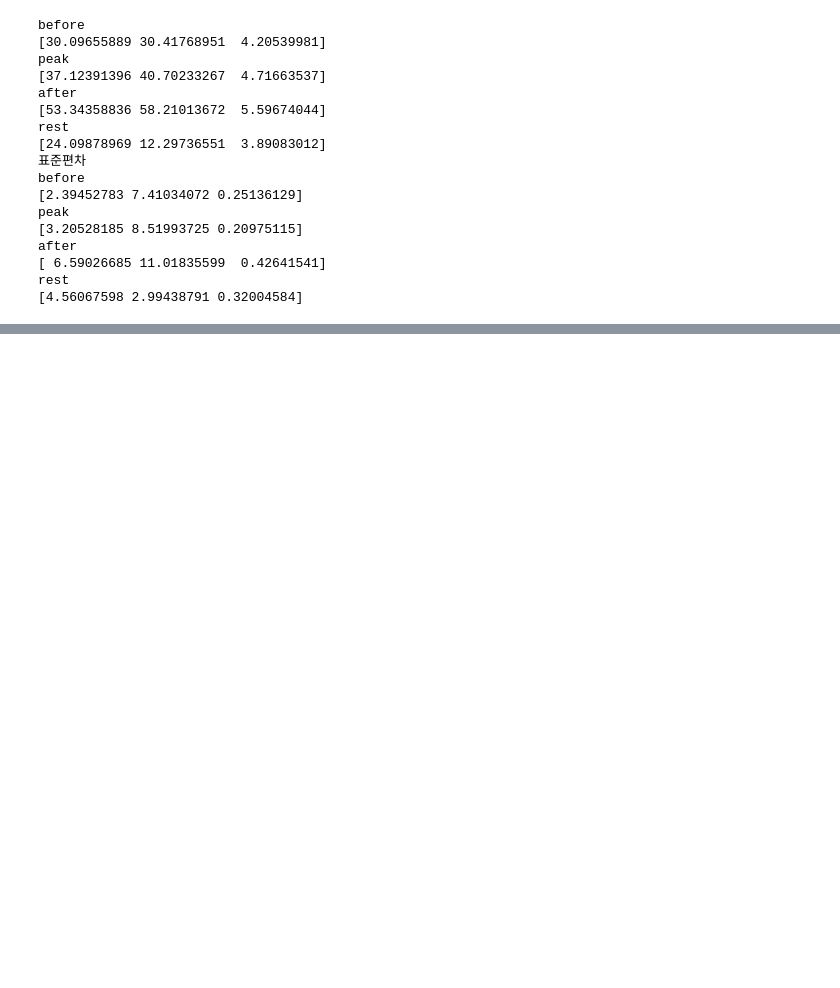
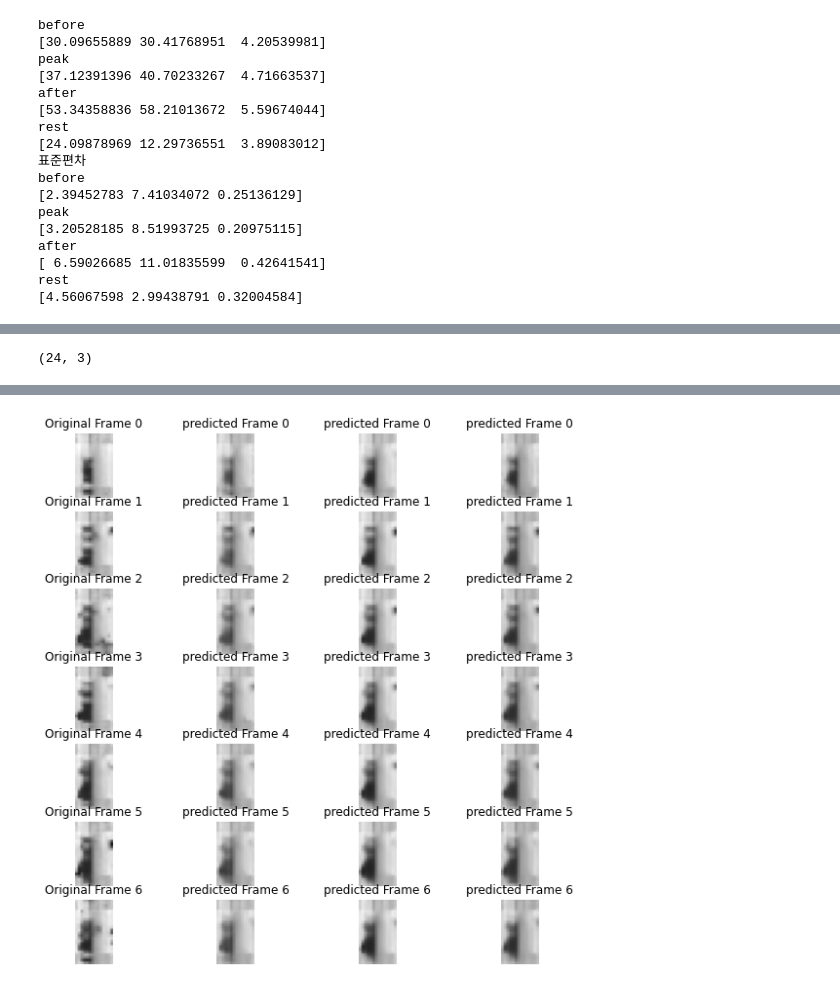
Before and after one commit to Mo0nl19ht/highway_traffic_prediction_in_Korea, a Jupyter notebook: check.ipynb, the cells around one changed output, grey strips where cells are left out. Saved outputs shown, nothing was run; the diff lists cells and outputs as text; code cells hidden in the pictures; blank space fills up the shorter version.

```diff
--- a/check.ipynb
+++ b/check.ipynb
@@ -295,7 +285,7 @@ rmse : 11.90290821054475 , mape : 57.285008594941765 , mae : 9.156411277855641
 batch_size=64
 win=7
 total=[]
-for k in range(1):
+for k in range(7):
     before_list=[]
     after_list=[]
     peak_list=[]
@@ -305,7 +295,7 @@ for k in range(1):
     for target in range(batch_size-win+1):
 
 
-        predict=_predict(models,3,x_test,target)
+        predict=_predict(models,k,x_test,target)
 
 
         original=x_test[target+6]
@@ -457,20 +447,20 @@ rest
 batch_size=64
 win=7
 total=[]
-for k in range(1):
+for k in range(20):
     before_list=[]
     after_list=[]
     peak_list=[]
     rest_list=[]
     # for i in tqdm(list):
-    x_test = np.load(f"{path}/2020/4.npz")['arr_0']
+    x_test = np.load(f"{path}/2020/{k}.npz")['arr_0']
     for target in range(batch_size-win+1):
 
 
-        predict=_predict(models,k,x_test,target)
+        predict=_predict(models,1,x_test,target)
 
 
-        original=x_test[target+6]
+        original=x_test[target+7]
         all=[]
         for a in original:
             aa=[]
@@ -504,6 +494,7 @@ for k in range(1):
         mape=MAPE(y_flatten,y_pred_flatten,0)
         mse=mean_squared_error(y_flatten,y_pred_flatten)
         mae=mean_absolute_error(y_flatten,y_pred_flatten)
+
         rest=[mse,mape,mae]
 
         #전체 저장
@@ -517,0 +552,4 @@ total=np.array(total)
+# %%
+total[1][1].shape
+# %% [output]
+(24, 3)
@@ -517,0 +575,60 @@ total=np.array(total)
+# %%
+# 모든 모델 새로운데이터로 확인하기
+
+x_test = np.load(f"{path}/2020/7.npz")['arr_0']
+target=6 #
+originals=[]
+predicts=[]
+model_num=3
+
+#원본데이터
+original=x_test[target+7]
+
+all=[]
+for img in original:
+    # print(a.shape)
+    one_img=[]
+    for pixels in img:
+        pixel=[]
+        for gray in pixels:
+            pixel.append([gray,gray,gray])
+        one_img.append(pixel)
+    all.append(one_img)
+original=np.array(all)[:,:,:,:,0]
+
+predicts=make_predict(models, model_num, x_test ,target,original)
+
+
+fig, axes = plt.subplots(7, model_num+1, figsize=(10, 10))
+
+# Plot the original frames.
+# for idx, ax in enumerate(axes[0]):
+#     ax.imshow(original[idx])
+#     ax.set_title(f"Original Frame {idx}")
+#     ax.axis("off")
+
+# for i in range(model_num):
+#     for idx, ax in enumerate(axes[i+1]):
+#         ax.imshow(predicts[i][idx])
+#         ax.set_title(f"Predicted Frame {idx}")
+#         ax.axis("off")
+
+for i in range(7):
+    for idx, ax in enumerate(axes[i]):
+        if idx==0:
+            ax.imshow(original[i])
+            ax.set_title(f"Original Frame {i}")
+            ax.axis("off")
+        elif idx==1:
+            ax.imshow(predicts[0][i])
+            ax.set_title(f"predicted Frame {i}")
+            ax.axis("off")
+        elif idx==2:
+            ax.imshow(predicts[1][i])
+            ax.set_title(f"predicted Frame {i}")
+            ax.axis("off")
+        else:
+            ax.imshow(predicts[2][i])
+            ax.set_title(f"predicted Frame {i}")
+            ax.axis("off")
+# %% [output]
@@ -517,0 +652 @@ total=np.array(total)
+[figure, added]
```
Also changed, not shown: parts of 9 cells of this notebook.
